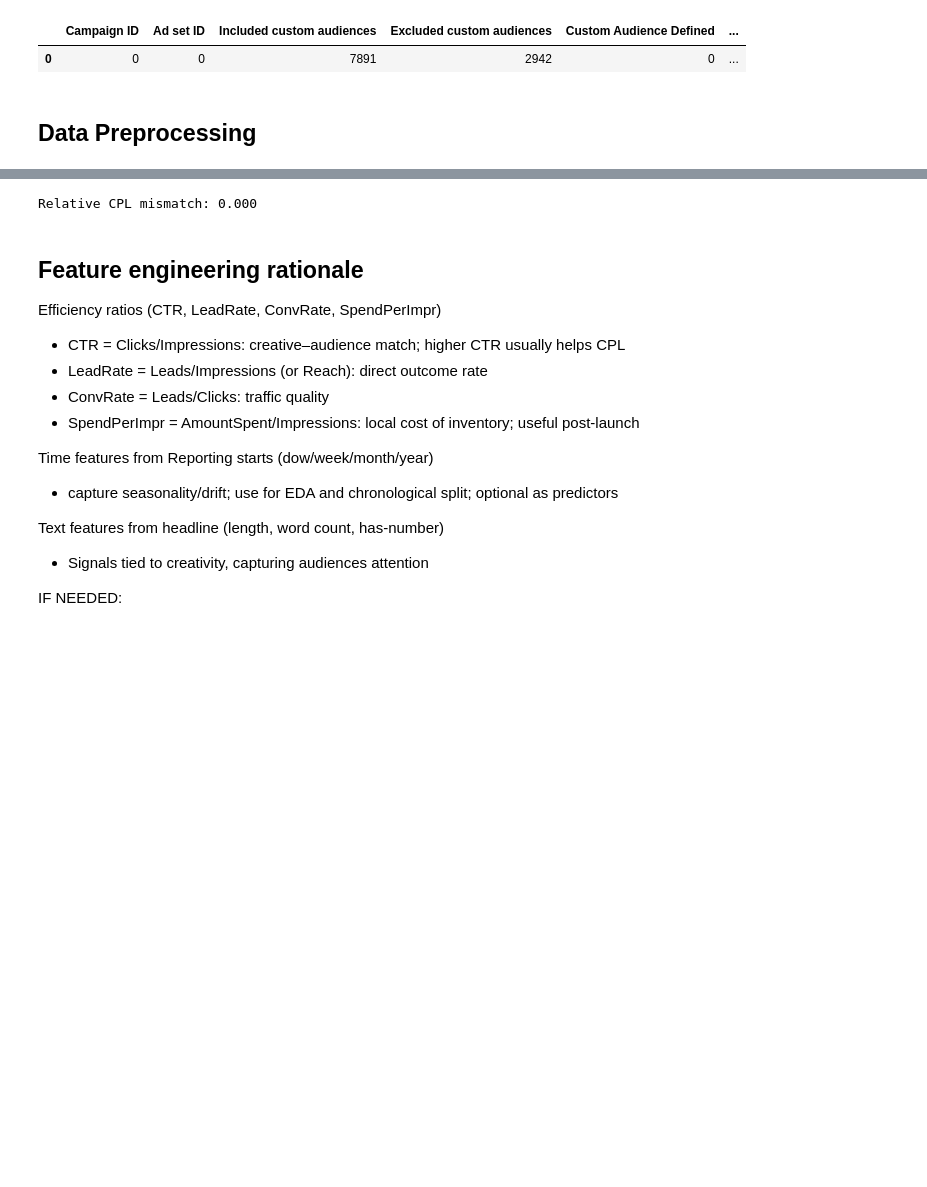
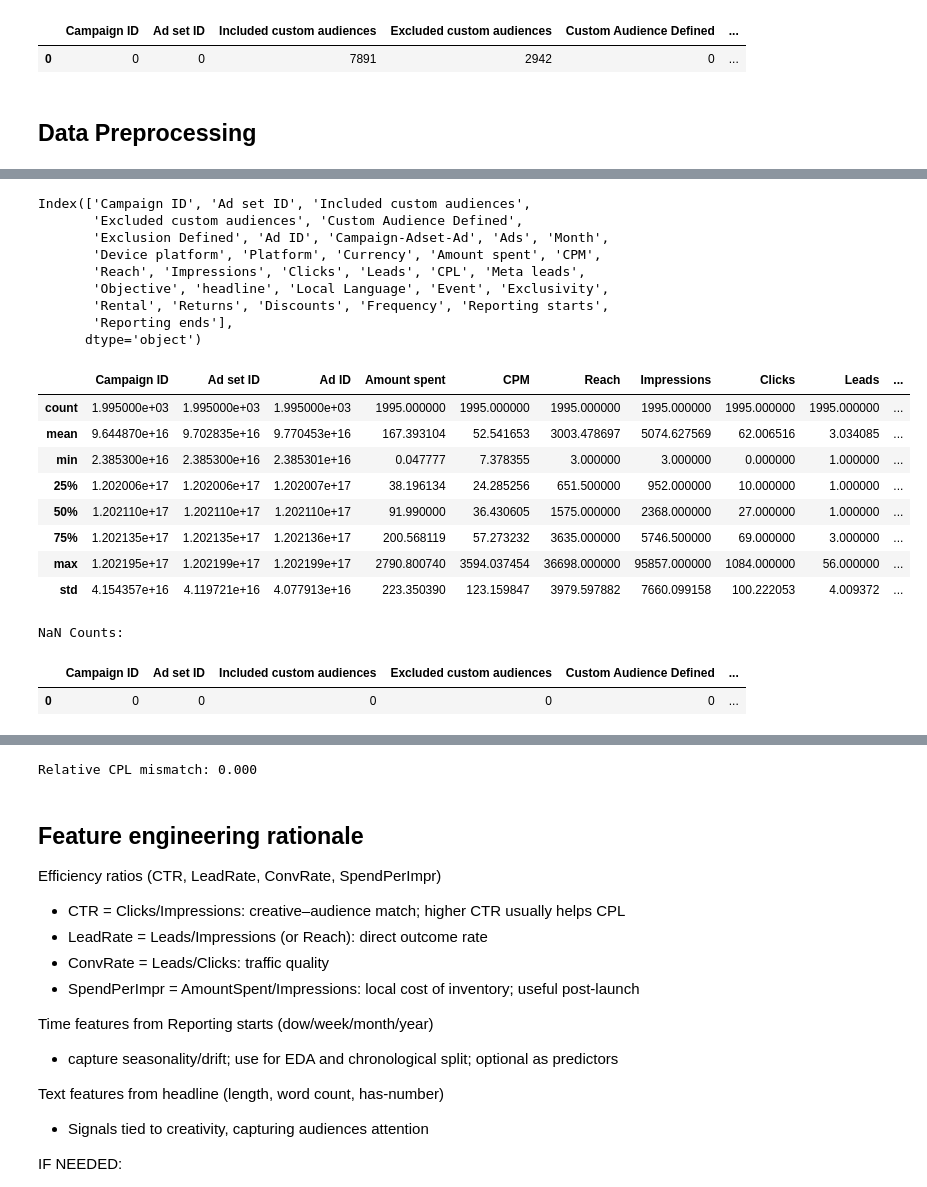
Before and after one commit to NicholasTYD/CS5284_Project, a Jupyter notebook: CS5284_Project.ipynb, the cells around one changed output, grey strips where cells are left out. Drawn from its saved outputs; the diff is of its cells as text; code cells hidden in the pictures; blank space fills up the shorter version.

```diff
--- a/CS5284_Project.ipynb
+++ b/CS5284_Project.ipynb
@@ -23,22 +30,18 @@ from sklearn.cluster import KMeans
 # %%
-# ########################################
-# # Configs
-# ########################################
-
-# data_path = "/content/drive/MyDrive/CS Masters/CS5284/Big-Data-Analysis-Master.xlsx"
-# sheets_for_comparison = ["Raw - By device platform", "Raw - By Age Gender"]
-
-########################################
-# Configs [Local]
-########################################
-
-data_path = "data/input/Big-Data-Analysis-Master.xlsx"
-sheets_for_comparison = ["Raw - By device platform", "Raw - By Age Gender"]
+if 'google.colab' in sys.modules:
+    # Configs - Google Drive
+    data_path = "/content/drive/MyDrive/CS Masters/CS5284/Big-Data-Analysis-Master.xlsx" # Change this to google drive file
+    sheets_for_comparison = ["Raw - By device platform", "Raw - By Age Gender"]
+else:
+    # Configs - Local
+    data_path = "data/input/Big-Data-Analysis-Master.xlsx"
+    sheets_for_comparison = ["Raw - By device platform", "Raw - By Age Gender"]
 
 # Modeling controls
 test_size = 0.2
 seed = 777
 min_label_count = 50
+np.random.seed(seed)
 # %%
 raw_df = pd.read_excel(data_path, sheet_name=sheets_for_comparison[0])
 # %%
@@ -136,3 +123,33 @@ Index(['Campaign ID', 'Ad set ID', 'Included custom audiences',
+# %%
+display(platform_df.columns)
+platform_df.head()
+
+display(platform_df.describe())
+with pd.option_context('display.max_columns', 999):
+  print("NaN Counts:")
+  display(pd.DataFrame(platform_df.isna().sum()).T) # Transpose so that the results are displayed as a row instead of a long column - Just a visual thing.
+# %% [output]
+Index(['Campaign ID', 'Ad set ID', 'Included custom audiences',
+       'Excluded custom audiences', 'Custom Audience Defined',
+       'Exclusion Defined', 'Ad ID', 'Campaign-Adset-Ad', 'Ads', 'Month',
+       'Device platform', 'Platform', 'Currency', 'Amount spent', 'CPM',
+       'Reach', 'Impressions', 'Clicks', 'Leads', 'CPL', 'Meta leads',
+       'Objective', 'headline', 'Local Language', 'Event', 'Exclusivity',
+       'Rental', 'Returns', 'Discounts', 'Frequency', 'Reporting starts',
+       'Reporting ends'],
+      dtype='object')
+|  | Campaign ID | Ad set ID | Ad ID | Amount spent | CPM | Reach | Impressions | Clicks | Leads | ... |
+| count | 1.995000e+03 | 1.995000e+03 | 1.995000e+03 | 1995.000000 | 1995.000000 | 1995.000000 | 1995.000000 | 1995.000000 | 1995.000000 | ... |
+| mean | 9.644870e+16 | 9.702835e+16 | 9.770453e+16 | 167.393104 | 52.541653 | 3003.478697 | 5074.627569 | 62.006516 | 3.034085 | ... |
+| min | 2.385300e+16 | 2.385300e+16 | 2.385301e+16 | 0.047777 | 7.378355 | 3.000000 | 3.000000 | 0.000000 | 1.000000 | ... |
+| 25% | 1.202006e+17 | 1.202006e+17 | 1.202007e+17 | 38.196134 | 24.285256 | 651.500000 | 952.000000 | 10.000000 | 1.000000 | ... |
+| 50% | 1.202110e+17 | 1.202110e+17 | 1.202110e+17 | 91.990000 | 36.430605 | 1575.000000 | 2368.000000 | 27.000000 | 1.000000 | ... |
+| 75% | 1.202135e+17 | 1.202135e+17 | 1.202136e+17 | 200.568119 | 57.273232 | 3635.000000 | 5746.500000 | 69.000000 | 3.000000 | ... |
+| max | 1.202195e+17 | 1.202199e+17 | 1.202199e+17 | 2790.800740 | 3594.037454 | 36698.000000 | 95857.000000 | 1084.000000 | 56.000000 | ... |
+| std | 4.154357e+16 | 4.119721e+16 | 4.077913e+16 | 223.350390 | 123.159847 | 3979.597882 | 7660.099158 | 100.222053 | 4.009372 | ... |
+NaN Counts:
+|  | Campaign ID | Ad set ID | Included custom audiences | Excluded custom audiences | Custom Audience Defined | ... |
+| 0 | 0 | 0 | 0 | 0 | 0 | ... |
 # %%
 n_rows = len(platform_df)
 n_label = int(platform_df["CPL"].notna().sum())
```
Also changed, not shown: parts of 22 cells of this notebook.
